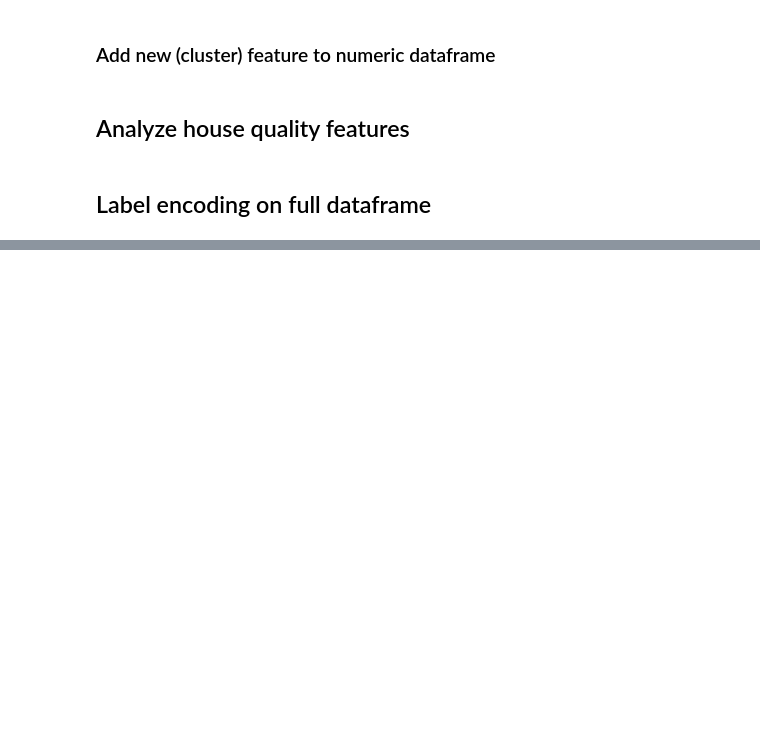
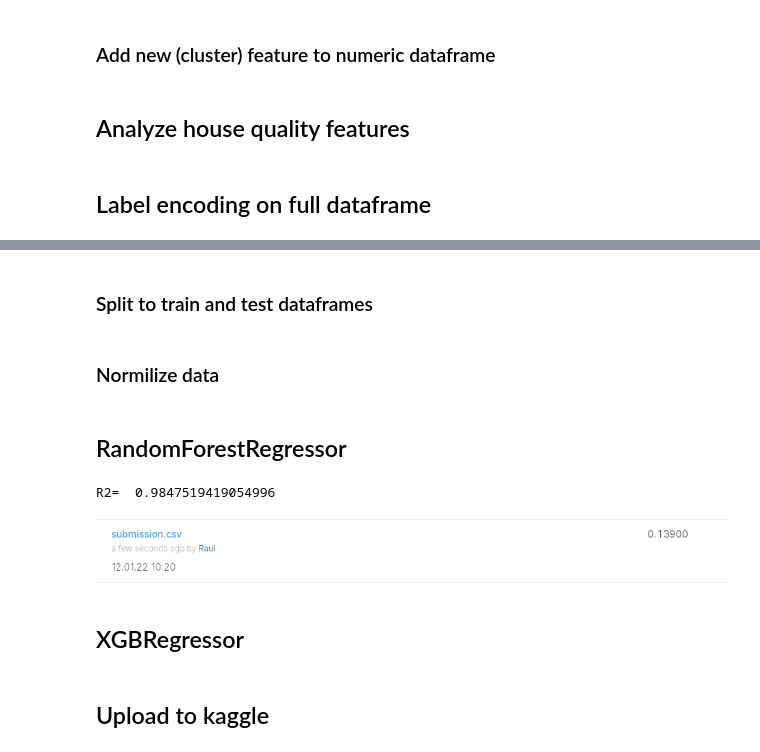
Before and after one commit to raulgad/House_Prices, a Jupyter notebook: House Prices.ipynb, the cells around one changed output, grey strips where cells are left out. Drawn from its saved outputs; the diff is of its cells as text; code cells hidden in the pictures; blank space fills up the shorter version.

Commit message:
Try RandomForestRegessor

```diff
--- a/House Prices.ipynb
+++ b/House Prices.ipynb
@@ -232,0 +235,32 @@ full = fillna(full)
+# %% [markdown]
+### Split to train and test dataframes
+# %%
+train, test = full.loc[:1459], full.loc[1460:].drop(['SalePrice'], axis=1)
+# %% [markdown]
+### Normilize data
+# %%
+X, Y = train[test.columns.to_list()].to_numpy(), train['SalePrice'].to_numpy()
+Y = np.log(Y)
+X_test = test.to_numpy()
+# %% [markdown]
+## RandomForestRegressor
+# %%
+RF = RandomForestRegressor()
+params = {'n_estimators': [100,200],
+          'max_depth': [10,11,12],
+          'min_samples_split':[4,5]}
+RF_GS = GridSearchCV(RF,
+                  param_grid=params,
+                  cv=10, # number of folds
+                  refit=True, # Set best params
+                  n_jobs=4,
+                  verbose=5)
+RF.fit(X,Y)
+print('R2= ',r2_score(Y,RF.predict(X)))
+RF_result = np.exp(RF.predict(X_test))
+Image("static/RF.jpg")
+# %% [output]
+R2=  0.9847519419054996
+[figure, added]
+# %% [markdown]
+## XGBRegressor
@@ -232,0 +279,2 @@ full = fillna(full)
+# %% [markdown]
+## Upload to kaggle
```
Also changed, not shown: parts of 5 cells of this notebook, 3 other files.
